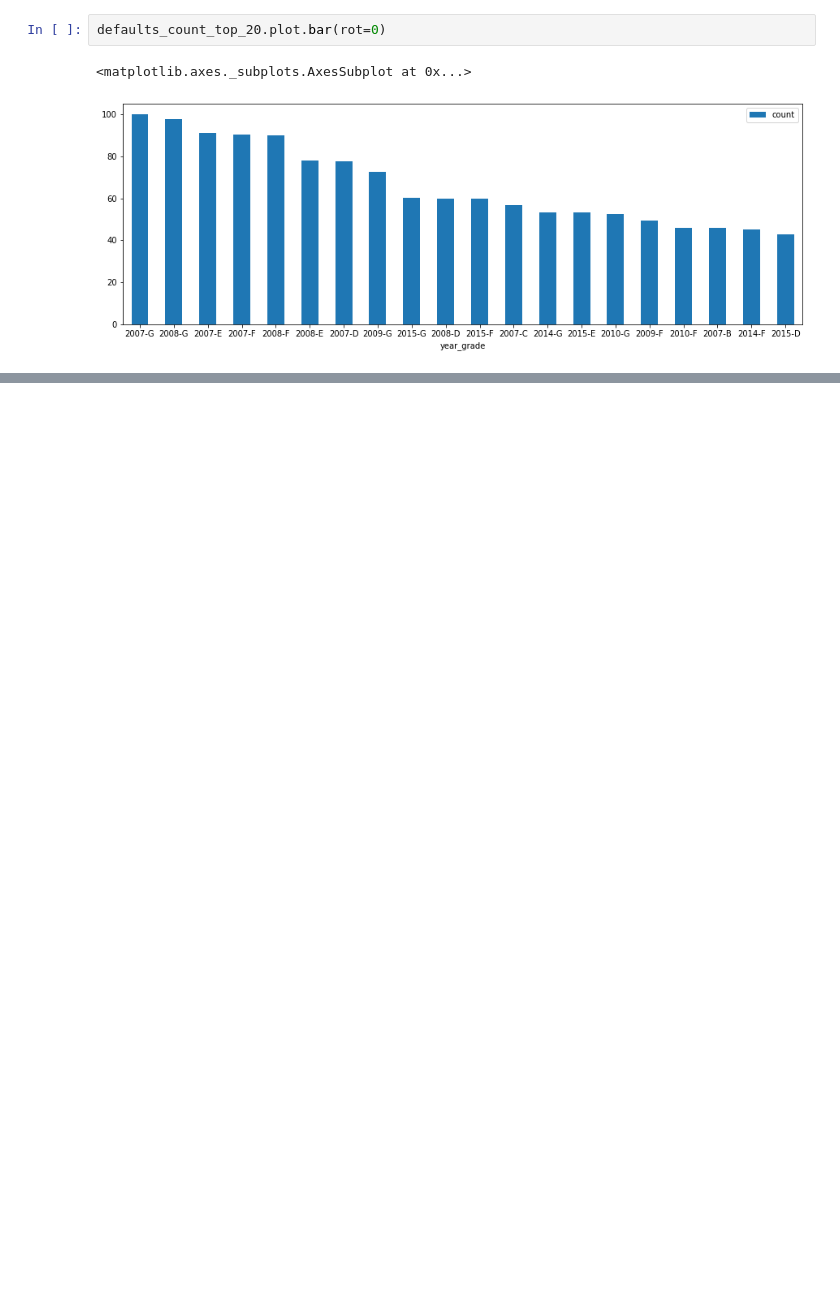
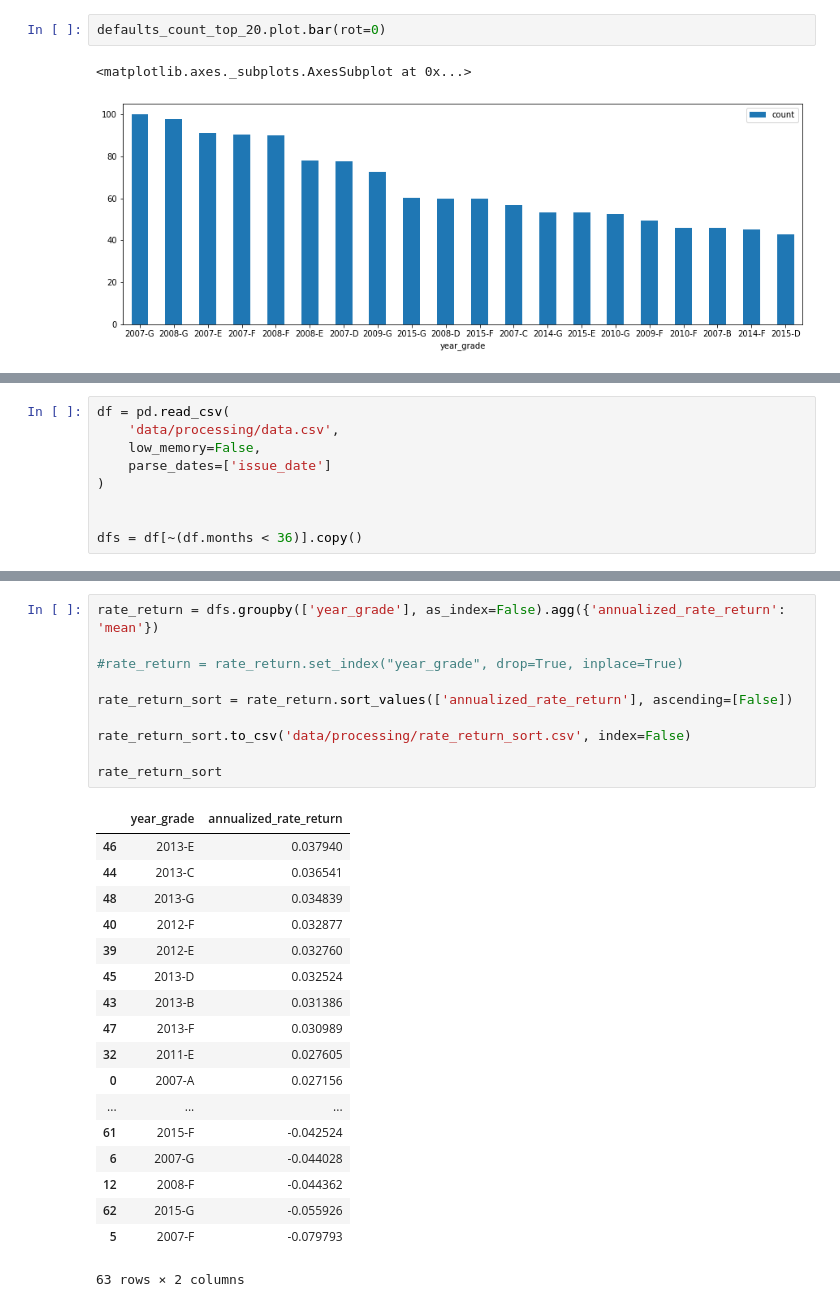
Before and after one commit to nygeog/assignment, a Jupyter notebook: part_1.ipynb, the cells around one changed output, grey strips where cells are left out. Cells and saved outputs as stored; diff of their text form; blank space fills up the shorter version.

```diff
--- a/part_1.ipynb
+++ b/part_1.ipynb
@@ -273,0 +302,9 @@ defaults_count_top_20.plot.bar(rot=0)
+# %%
+df = pd.read_csv(
+    'data/processing/data.csv',
+    low_memory=False,
+    parse_dates=['issue_date']
+)
+
+
+dfs = df[~(df.months < 36)].copy()
@@ -273,0 +332,29 @@ defaults_count_top_20.plot.bar(rot=0)
+# %%
+rate_return = dfs.groupby(['year_grade'], as_index=False).agg({'annualized_rate_return': 'mean'})
+
+#rate_return = rate_return.set_index("year_grade", drop=True, inplace=True)
+
+rate_return_sort = rate_return.sort_values(['annualized_rate_return'], ascending=[False])
+
+rate_return_sort.to_csv('data/processing/rate_return_sort.csv', index=False)
+
+rate_return_sort
+# %% [output]
+|  | year_grade | annualized_rate_return |
+| 46 | 2013-E | 0.037940 |
+| 44 | 2013-C | 0.036541 |
+| 48 | 2013-G | 0.034839 |
+| 40 | 2012-F | 0.032877 |
+| 39 | 2012-E | 0.032760 |
+| 45 | 2013-D | 0.032524 |
+| 43 | 2013-B | 0.031386 |
+| 47 | 2013-F | 0.030989 |
+| 32 | 2011-E | 0.027605 |
+| 0 | 2007-A | 0.027156 |
+| ... | ... | ... |
+| 61 | 2015-F | -0.042524 |
+| 6 | 2007-G | -0.044028 |
+| 12 | 2008-F | -0.044362 |
+| 62 | 2015-G | -0.055926 |
+| 5 | 2007-F | -0.079793 |
+63 rows × 2 columns
```
Also changed, not shown: parts of 7 cells of this notebook, 13 other files.
